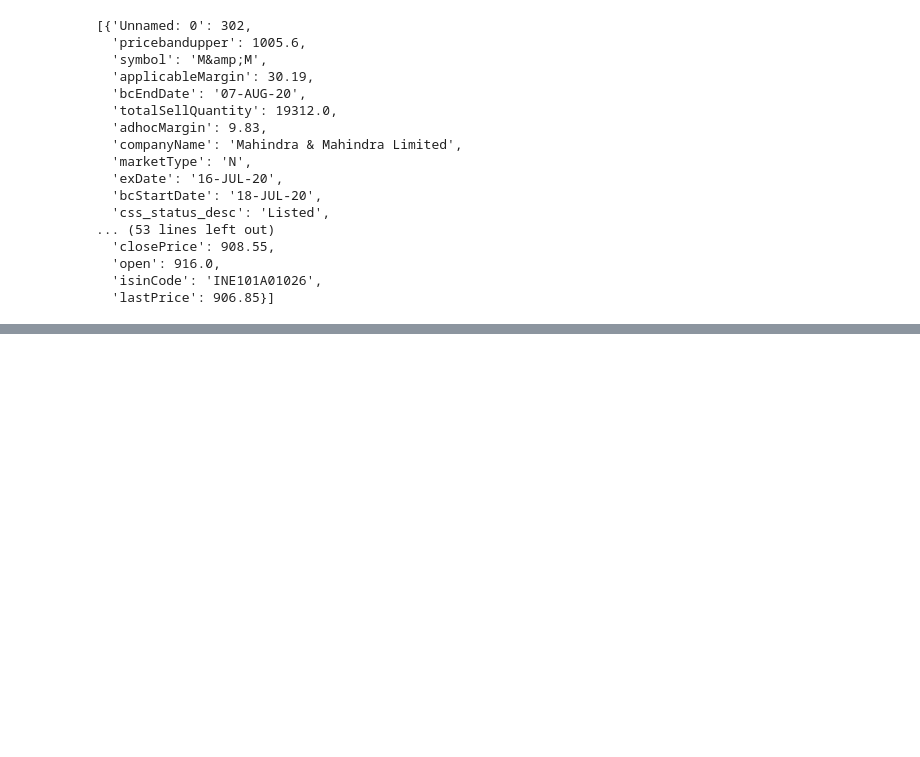
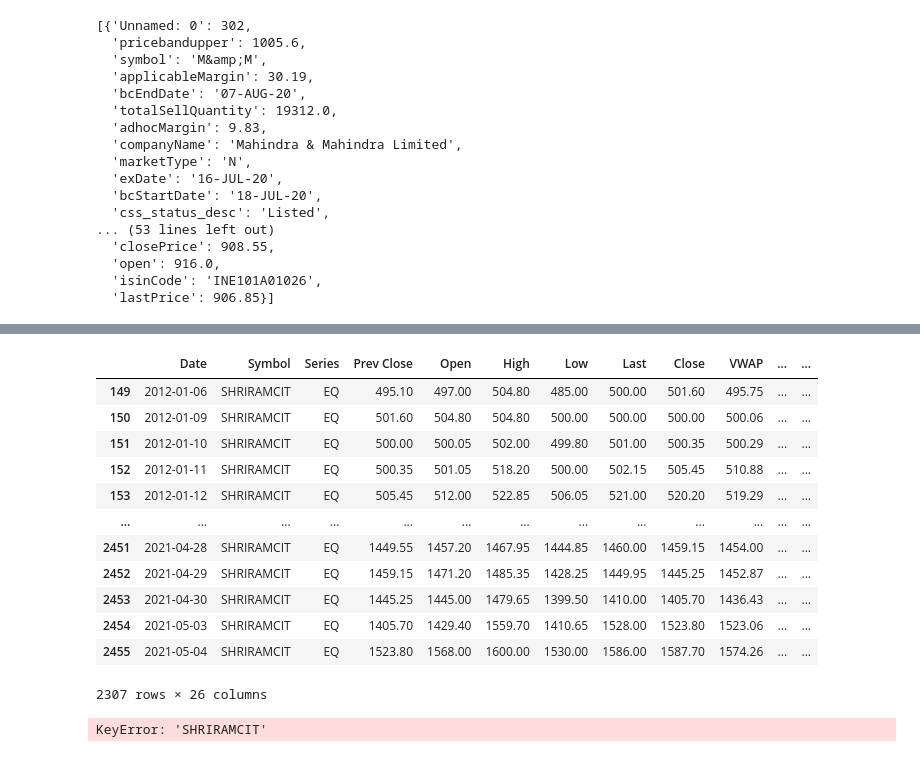
Before and after one commit to avnish98/market-dashboard, a Jupyter notebook: Portfolio.ipynb, the cells around one changed output, grey strips where cells are left out. Cells and saved outputs as stored; diff of their text form; code cells hidden in the pictures; blank space fills up the shorter version.

```diff
--- a/Portfolio.ipynb
+++ b/Portfolio.ipynb
@@ -227,0 +228,20 @@ Reallocation day
+# %%
+import pandas as pd
+from datetime import date
+df = pd.read_csv("data/processed/OHLC/Nifty500/SHRIRAMCIT.csv")
+df['Date'] = pd.to_datetime(df['Date']).dt.date
+df[df['Date']>=date(2012, 1, 6)]
+# %% [output]
+|  | Date | Symbol | Series | Prev Close | Open | High | Low | Last | Close | VWAP | ... | ... |
+| 149 | 2012-01-06 | SHRIRAMCIT | EQ | 495.10 | 497.00 | 504.80 | 485.00 | 500.00 | 501.60 | 495.75 | ... | ... |
+| 150 | 2012-01-09 | SHRIRAMCIT | EQ | 501.60 | 504.80 | 504.80 | 500.00 | 500.00 | 500.00 | 500.06 | ... | ... |
+| 151 | 2012-01-10 | SHRIRAMCIT | EQ | 500.00 | 500.05 | 502.00 | 499.80 | 501.00 | 500.35 | 500.29 | ... | ... |
+| 152 | 2012-01-11 | SHRIRAMCIT | EQ | 500.35 | 501.05 | 518.20 | 500.00 | 502.15 | 505.45 | 510.88 | ... | ... |
+| 153 | 2012-01-12 | SHRIRAMCIT | EQ | 505.45 | 512.00 | 522.85 | 506.05 | 521.00 | 520.20 | 519.29 | ... | ... |
+| ... | ... | ... | ... | ... | ... | ... | ... | ... | ... | ... | ... | ... |
+| 2451 | 2021-04-28 | SHRIRAMCIT | EQ | 1449.55 | 1457.20 | 1467.95 | 1444.85 | 1460.00 | 1459.15 | 1454.00 | ... | ... |
+| 2452 | 2021-04-29 | SHRIRAMCIT | EQ | 1459.15 | 1471.20 | 1485.35 | 1428.25 | 1449.95 | 1445.25 | 1452.87 | ... | ... |
+| 2453 | 2021-04-30 | SHRIRAMCIT | EQ | 1445.25 | 1445.00 | 1479.65 | 1399.50 | 1410.00 | 1405.70 | 1436.43 | ... | ... |
+| 2454 | 2021-05-03 | SHRIRAMCIT | EQ | 1405.70 | 1429.40 | 1559.70 | 1410.65 | 1528.00 | 1523.80 | 1523.06 | ... | ... |
+| 2455 | 2021-05-04 | SHRIRAMCIT | EQ | 1523.80 | 1568.00 | 1600.00 | 1530.00 | 1586.00 | 1587.70 | 1574.26 | ... | ... |
+2307 rows × 26 columns
@@ -227,0 +260,4 @@ Reallocation day
+# %%
+comp['SHRIRAMCIT']
+# %% [output]
+KeyError: 'SHRIRAMCIT'
```
Also changed, not shown: parts of 4 cells of this notebook, 1 other file.
